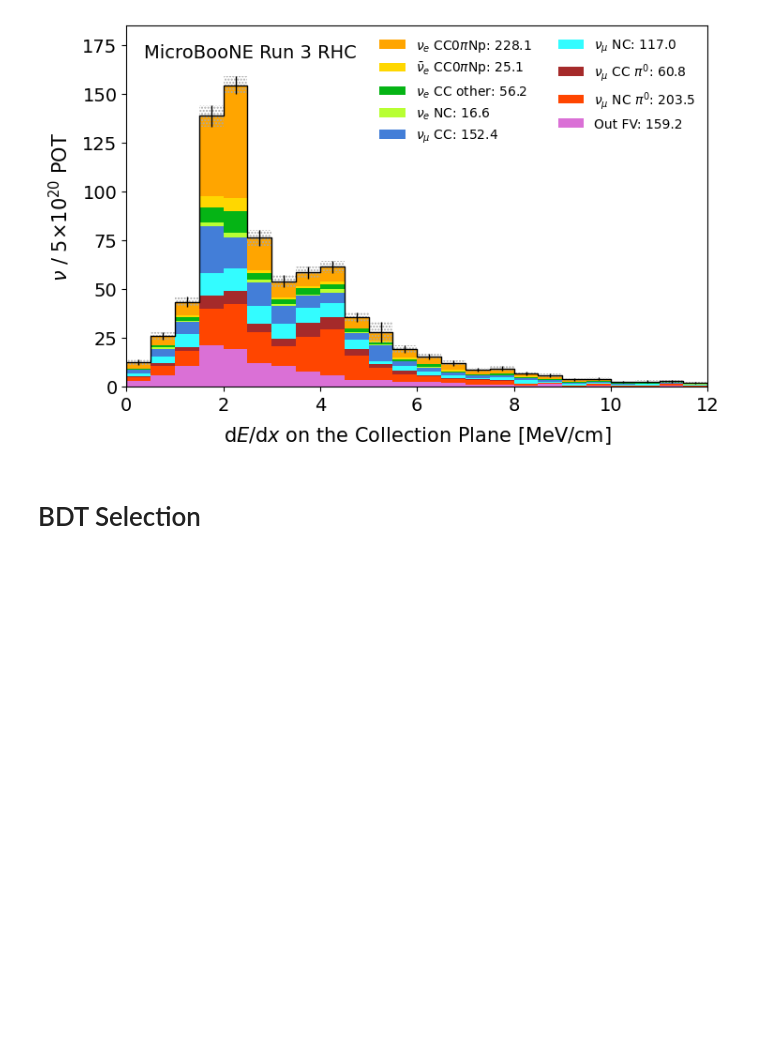
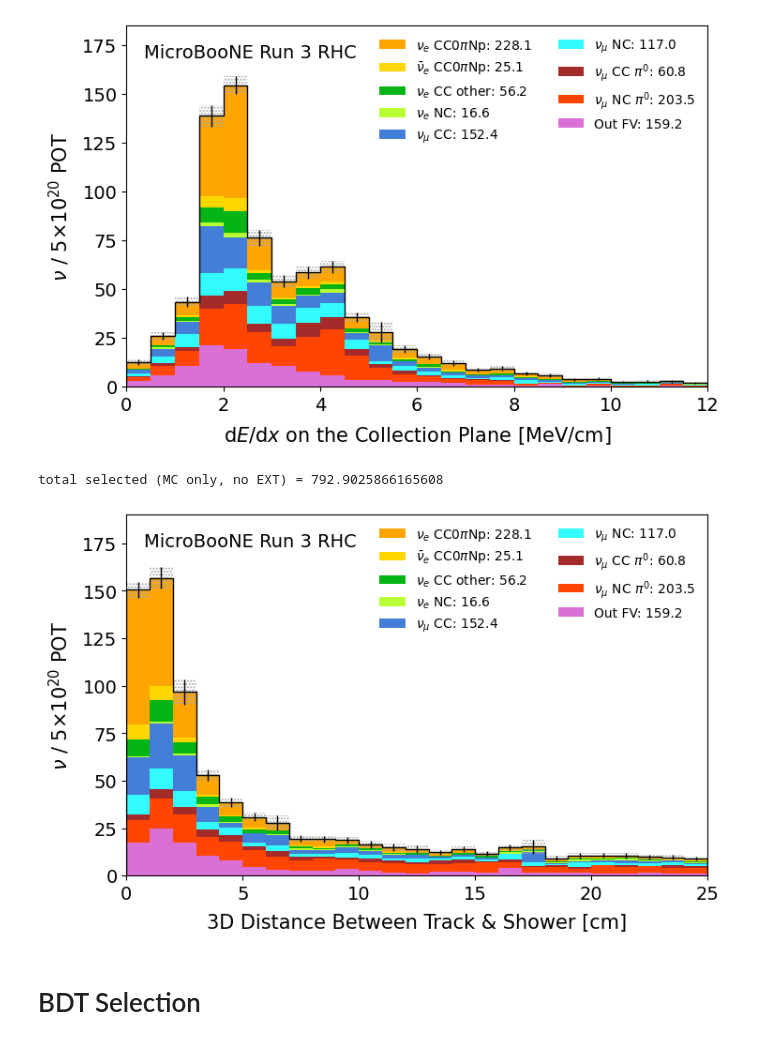
Before and after one commit to abbeybarnard/uB_NuMI_CC_Np, a Jupyter notebook: selection.ipynb, the cells around one changed output. Cells and saved outputs as stored; diff of their text form; code cells hidden in the pictures; blank space fills up the shorter version.

```diff
--- a/selection.ipynb
+++ b/selection.ipynb
@@ -493,6 +493,19 @@ x = plot_mc_no_ext('shr_tkfit_dedx_Y', bins, xlow, xhigh, PRE_QUERY,
 # %% [output]
 total selected (MC only, no EXT) = 784.9292935749587
 [figure]
+# %%
+# NO EXT - FOR A MORE DIRECT COMPARISON
+# Get the plot data and extract the total selected events
+bins = [0, 1, 2, 3, 4, 5, 6, 7, 8, 9, 10, 11, 12, 13, 14, 15, 16, 17, 18, 19, 20, 21, 22, 23, 24, 25]
+xlow = bins[0]
+xhigh = bins[-1]
+
+x = plot_mc_no_ext('tksh_distance', bins, xlow, xhigh, PRE_QUERY,
+            datasets, ISRUN3, x_label="3D Distance Between Track & Shower [cm]",
+            norm='data', y_label='$\\nu$ / 5$\\times10^{20}$ POT', sys=None, plot_bkgd=False, save=False, xmax=xhigh, ymax=190)
+# %% [output]
+total selected (MC only, no EXT) = 792.9025866165608
+[figure, added]
 # %% [markdown]
 # BDT Selection
 # %%
```
Also changed, not shown: 9 other files.
